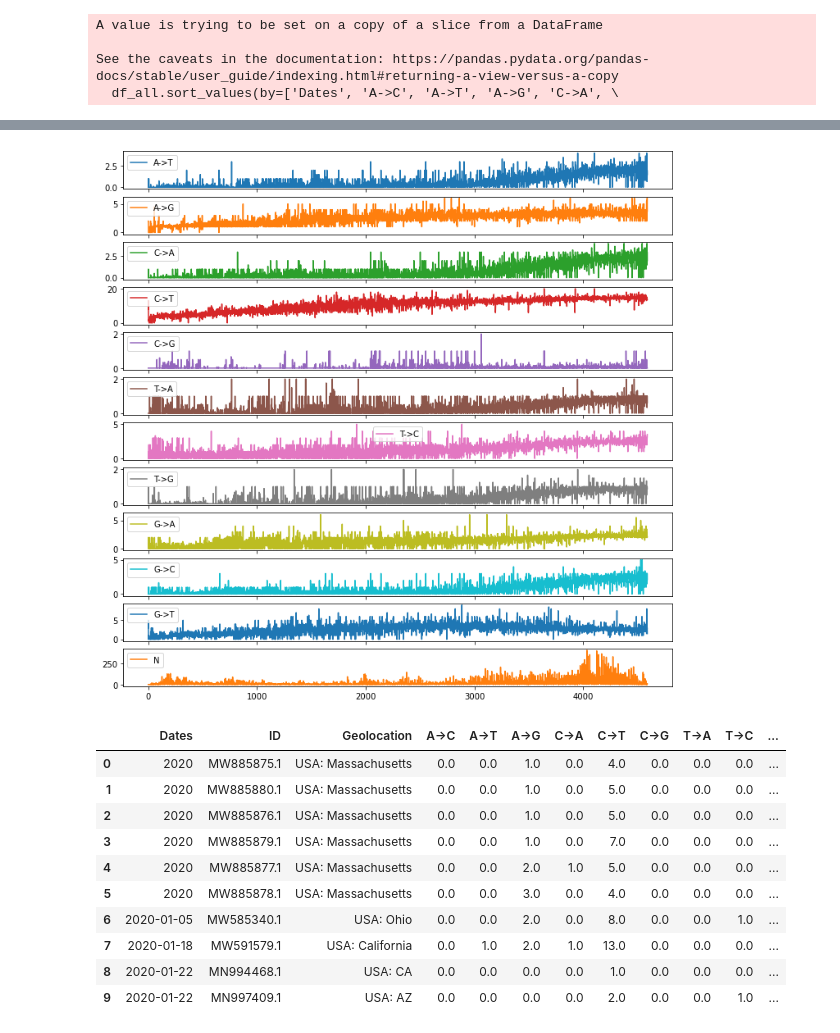
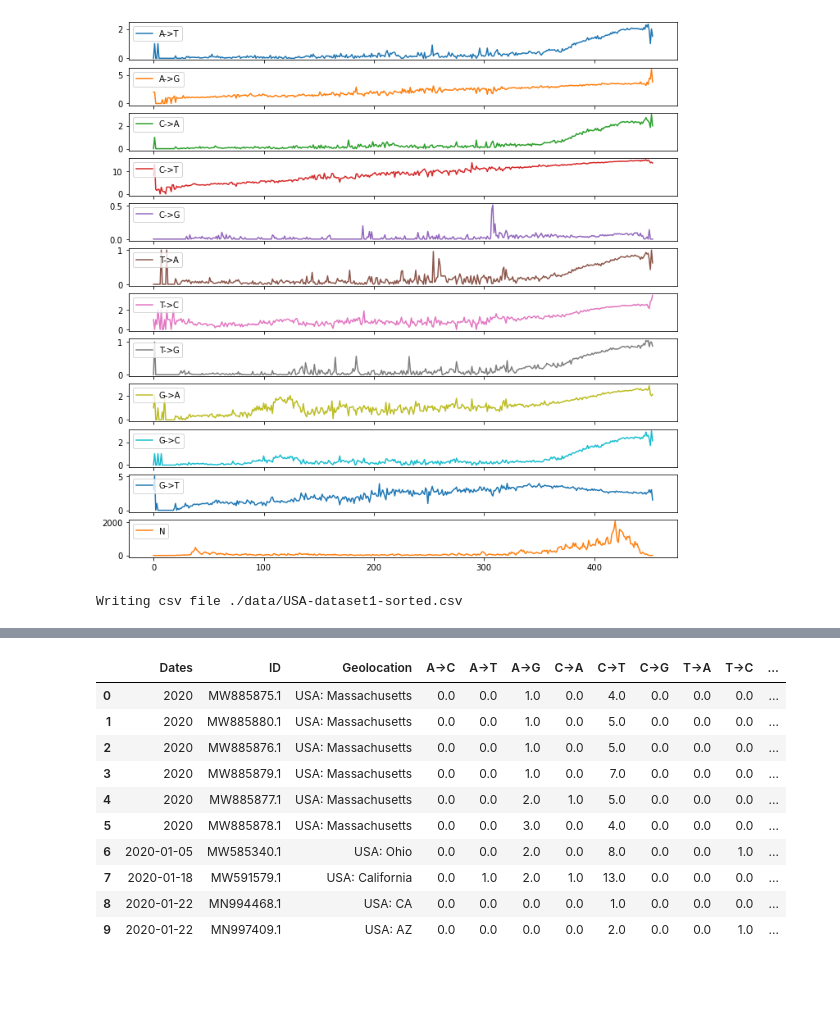
Before and after one commit to jhwnkim/covid-mut-rate, a Jupyter notebook: data_examine.ipynb, the cells around one changed output, grey strips where cells are left out. Cells and saved outputs as stored; diff of their text form; code cells hidden in the pictures; blank space fills up the shorter version.

Commit message:
Added plots of dataset 1-3

```diff
--- a/data_examine.ipynb
+++ b/data_examine.ipynb
@@ -1,6 +1,6 @@
 # %%
 import pandas as pd
-import matplotlib as plt
+import matplotlib.pyplot as plt
 
 # infiles = ['./data/MA-sequences-all.csv',
 #             './data/TX-sequences-all.csv',
@@ -27,30 +27,35 @@ import matplotlib as plt
 #            './data/WI-sequences-all.csv',
 #           ]
 # outfile = './data/USA-sorted.csv'
-infiles = ['./data/MA-sequences-all-avg.csv',
-            './data/TX-sequences-all-avg.csv',
-            './data/CA-sequences-all-avg.csv',
-            './data/FL-sequences-all-avg.csv',
-            './data/MD-sequences-all-avg.csv',
-            './data/GA-sequences-all-avg.csv',
-            './data/CT-sequences-all-avg.csv',
-            './data/AZ-sequences-all-avg.csv',
-            './data/AL-sequences-all-avg.csv',
-           './data/MN-sequences-all-avg.csv',
-           './data/NC-sequences-all-avg.csv',
-           './data/NJ-sequences-all-avg.csv',
-           './data/NM-sequences-all-avg.csv',
-           './data/NY-sequences-all-avg.csv',
-           './data/OH-sequences-all-avg.csv',
-           './data/PA-sequences-all-avg.csv',
-           './data/RI-sequences-all-avg.csv',
-           './data/SC-sequences-all-avg.csv',
-           './data/TN-sequences-all-avg.csv',
-           './data/VA-sequences-all-avg.csv',
-           './data/WA-sequences-all-avg.csv',
-           './data/WI-sequences-all-avg.csv',
-          ]
-outfile = './data/USA-avg-sorted.csv'
+# infiles = ['./data/MA-sequences-all-avg.csv',
+#             './data/TX-sequences-all-avg.csv',
+#             './data/CA-sequences-all-avg.csv',
+#             './data/FL-sequences-all-avg.csv',
+#             './data/MD-sequences-all-avg.csv',
+#             './data/GA-sequences-all-avg.csv',
+#             './data/CT-sequences-all-avg.csv',
+#             './data/AZ-sequences-all-avg.csv',
+#             './data/AL-sequences-all-avg.csv',
+#            './data/MN-sequences-all-avg.csv',
+#            './data/NC-sequences-all-avg.csv',
+#            './data/NJ-sequences-all-avg.csv',
+#            './data/NM-sequences-all-avg.csv',
+#            './data/NY-sequences-all-avg.csv',
+#            './data/OH-sequences-all-avg.csv',
+#            './data/PA-sequences-all-avg.csv',
+#            './data/RI-sequences-all-avg.csv',
+#            './data/SC-sequences-all-avg.csv',
+#            './data/TN-sequences-all-avg.csv',
+#            './data/VA-sequences-all-avg.csv',
+#            './data/WA-sequences-all-avg.csv',
+#            './data/WI-sequences-all-avg.csv',
+#           ]
+# outfile = './data/USA-avg-sorted.csv'
+
+# infiles = ['./data/USA-dataset1.csv']
+# outfile = './data/USA-dataset1-sorted.csv'
+
+imgfile = outfile[:-4]+'.png'
 
 # infiles = ['./data/AL-sequences-all.csv']
 for idx, infile in enumerate(infiles):
@@ -73,8 +78,14 @@ df_all.sort_values(by=['Dates', 'A->C', 'A->T', 'A->G', 'C->A', \
 
 print(df_all.head(10))
 
-df_all.iloc[:, 3:].plot(figsize=(12, 12), subplots=True)
+# fig, axs = plt.subplots(figsize=(12,12))
+# df_all.iloc[:, 3:].plot(ax = axs, subplots=True, legend=False)
+axes = df_all.iloc[:, 3:].plot(figsize=(12, 12), subplots=True, legend=False)
+for ax in axes.tolist():
+    ax.legend(loc='upper left')
 
+plt.savefig(imgfile, dpi=300)
+plt.show()
 
 print('Writing csv file {}'.format(outfile))
 
@@ -100,4 +111,2 @@ Sorting
+[figure, new version]
-A value is trying to be set on a copy of a slice from a DataFrame
-
-See the caveats in the documentation: https://pandas.pydata.org/pandas-docs/stable/user_guide/indexing.html#returning-a-view-versus-a-copy
-  df_all.sort_values(by=['Dates', 'A->C', 'A->T', 'A->G', 'C->A', \
+Writing csv file ./data/USA-dataset1-sorted.csv
@@ -121,4 +113,3 @@ Writing csv file ./data/USA-avg-sorted.csv
-[figure, old version]
 # %%
 
 # print('Sorting')
```
Also changed, not shown: parts of 1 cell of this notebook, 5 other files.
